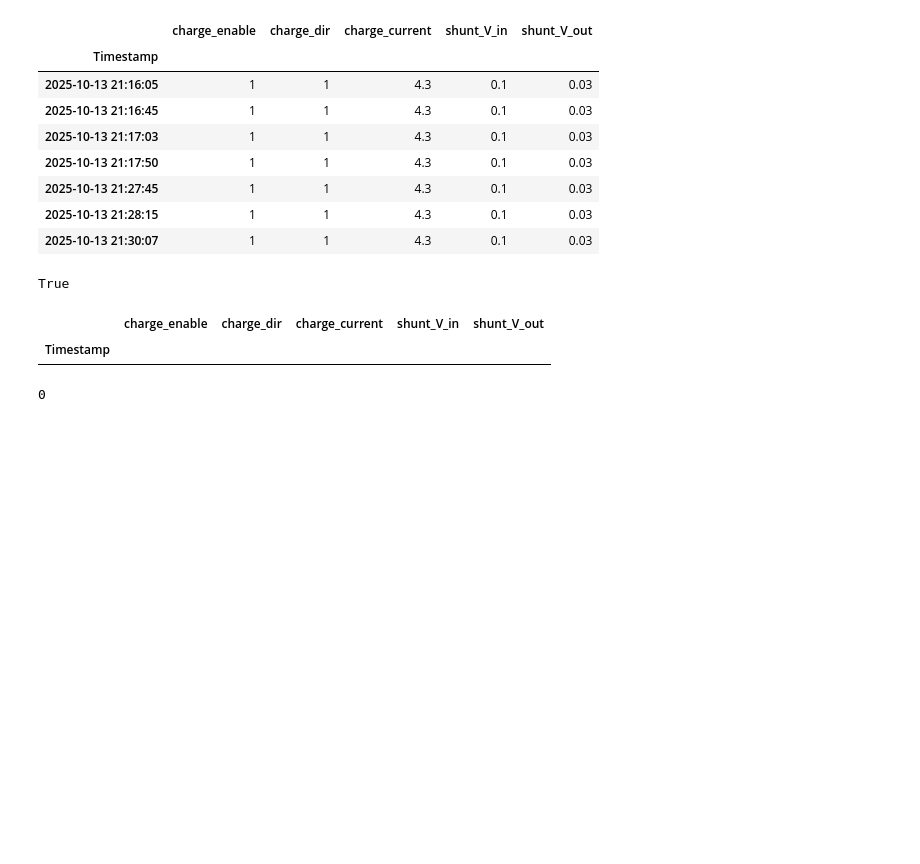
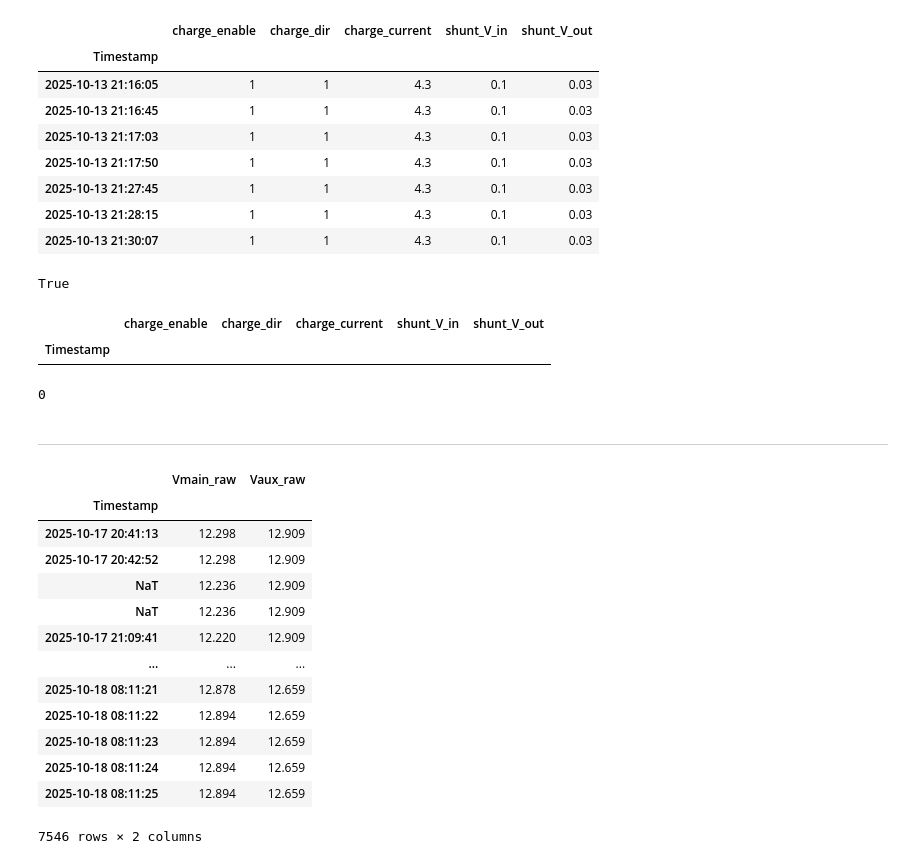
Before and after one commit to jbowen102/vehicle_aux_battery_control, a Jupyter notebook: datalogging.ipynb, the cells around one changed output. Saved outputs shown, nothing was run; the diff lists cells and outputs as text; code cells hidden in the pictures; blank space fills up the shorter version.

```diff
--- a/datalogging.ipynb
+++ b/datalogging.ipynb
@@ -221,3 +129,5 @@ table_df = dl.get_charging(dt.datetime.now(), 5); table_df
 len(table_df.index)
 # %% [output]
 0
+# %% [markdown]
+---
@@ -223,0 +139,17 @@ len(table_df.index)
+# %%
+dl._execute_sql("SELECT * FROM voltages", query=True)
+# %% [output]
+|  | Vmain_raw | Vaux_raw |
+| Timestamp |  |  |
+| 2025-10-17 20:41:13 | 12.298 | 12.909 |
+| 2025-10-17 20:42:52 | 12.298 | 12.909 |
+| NaT | 12.236 | 12.909 |
+| NaT | 12.236 | 12.909 |
+| 2025-10-17 21:09:41 | 12.220 | 12.909 |
+| ... | ... | ... |
+| 2025-10-18 08:11:21 | 12.878 | 12.659 |
+| 2025-10-18 08:11:22 | 12.894 | 12.659 |
+| 2025-10-18 08:11:23 | 12.894 | 12.659 |
+| 2025-10-18 08:11:24 | 12.894 | 12.659 |
+| 2025-10-18 08:11:25 | 12.894 | 12.659 |
+7546 rows × 2 columns
```
Also changed, not shown: parts of 23 cells of this notebook, 2 other files.
